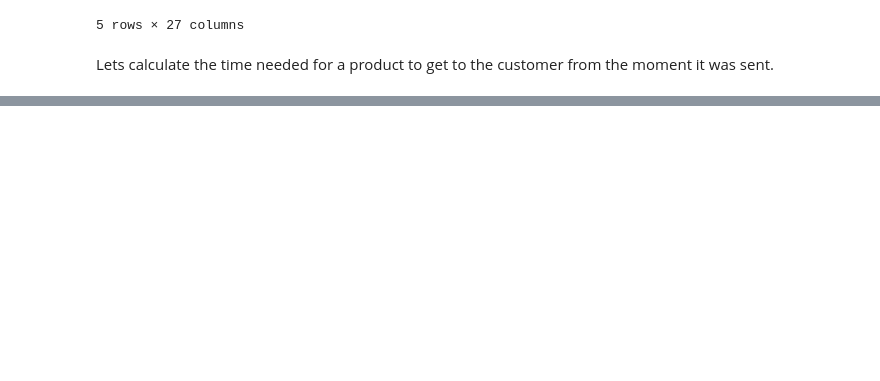
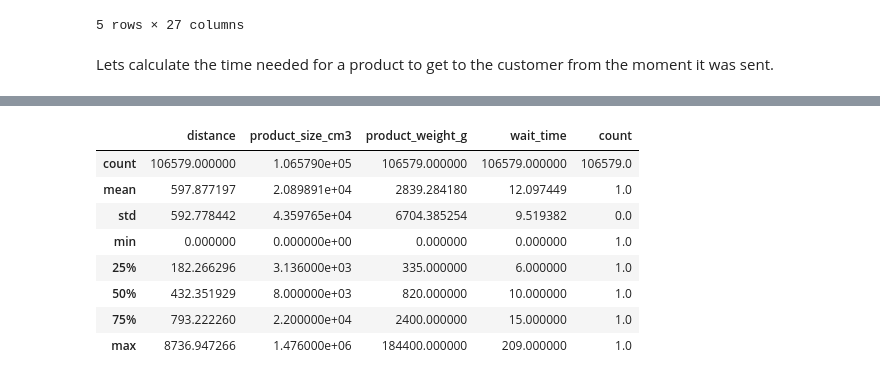
Before and after one commit to Ksyu22/olist_ecommerce, a Jupyter notebook: olist_ecommerce/notebooks/eda_delivery_prediction.ipynb, the cells around one changed output, grey strips where cells are left out. Drawn from its saved outputs; the diff is of its cells as text; code cells hidden in the pictures; blank space fills up the shorter version.

```diff
--- a/olist_ecommerce/notebooks/eda_delivery_prediction.ipynb
+++ b/olist_ecommerce/notebooks/eda_delivery_prediction.ipynb
@@ -448,9 +472,8 @@ final_df
 # %%
-df = final_df[['order_id', 'order_purchase_timestamp',
+col_list = ['order_id', 'order_purchase_timestamp',
                 'order_delivered_customer_date',
                  'geolocation_state_customer', 'geolocation_state_seller',
                  'distance',
                  'product_size_cm3', 'product_weight_g',
                  'wait_time',
-                 'order_estimated_delivery_date']]
-df.loc[:,'count'] = 1
+                 'order_estimated_delivery_date']
@@ -462,0 +480,4 @@ See the caveats in the documentation: https://pandas.pydata.org/pandas-docs/stab
+# %%
+df = final_df.loc[:, col_list]
+df.loc[:,'count'] = 1
+df.dropna(how='any',inplace=True)
@@ -462,0 +495,20 @@ See the caveats in the documentation: https://pandas.pydata.org/pandas-docs/stab
+# %%
+def compress(df, **kwargs):
+    """
+    Reduces size of dataframe by downcasting numerical columns
+    """
+    input_size = df.memory_usage(index=True).sum()/ 1024**2
+    print("old dataframe size: ", round(input_size,2), 'MB')
+
+    in_size = df.memory_usage(index=True).sum()
+    for t in ["float", "integer"]:
+        l_cols = list(df.select_dtypes(include=t))
+        for col in l_cols:
+            df[col] = pd.to_numeric(df[col], downcast=t)
+
+    out_size = df.memory_usage(index=True).sum()
+    ratio = (1 - round(out_size / in_size, 2)) * 100
+
+    print("optimized size by {} %".format(round(ratio,2)))
+    print("new dataframe size: ", round(out_size / 1024**2,2), " MB")
+    return df
@@ -462,0 +517,3 @@ See the caveats in the documentation: https://pandas.pydata.org/pandas-docs/stab
+# %%
+df = compress(df, verbose=True)
+df.head(1)
@@ -462,0 +526,12 @@ See the caveats in the documentation: https://pandas.pydata.org/pandas-docs/stab
+# %%
+df.drop(columns=df.select_dtypes('datetime64').columns).describe()
+# %% [output]
+|  | distance | product_size_cm3 | product_weight_g | wait_time | count |
+| count | 106579.000000 | 1.065790e+05 | 106579.000000 | 106579.000000 | 106579.0 |
+| mean | 597.877197 | 2.089891e+04 | 2839.284180 | 12.097449 | 1.0 |
+| std | 592.778442 | 4.359765e+04 | 6704.385254 | 9.519382 | 0.0 |
+| min | 0.000000 | 0.000000e+00 | 0.000000 | 0.000000 | 1.0 |
+| 25% | 182.266296 | 3.136000e+03 | 335.000000 | 6.000000 | 1.0 |
+| 50% | 432.351929 | 8.000000e+03 | 820.000000 | 10.000000 | 1.0 |
+| 75% | 793.222260 | 2.200000e+04 | 2400.000000 | 15.000000 | 1.0 |
+| max | 8736.947266 | 1.476000e+06 | 184400.000000 | 209.000000 | 1.0 |
```
Also changed, not shown: parts of 13 cells of this notebook.
